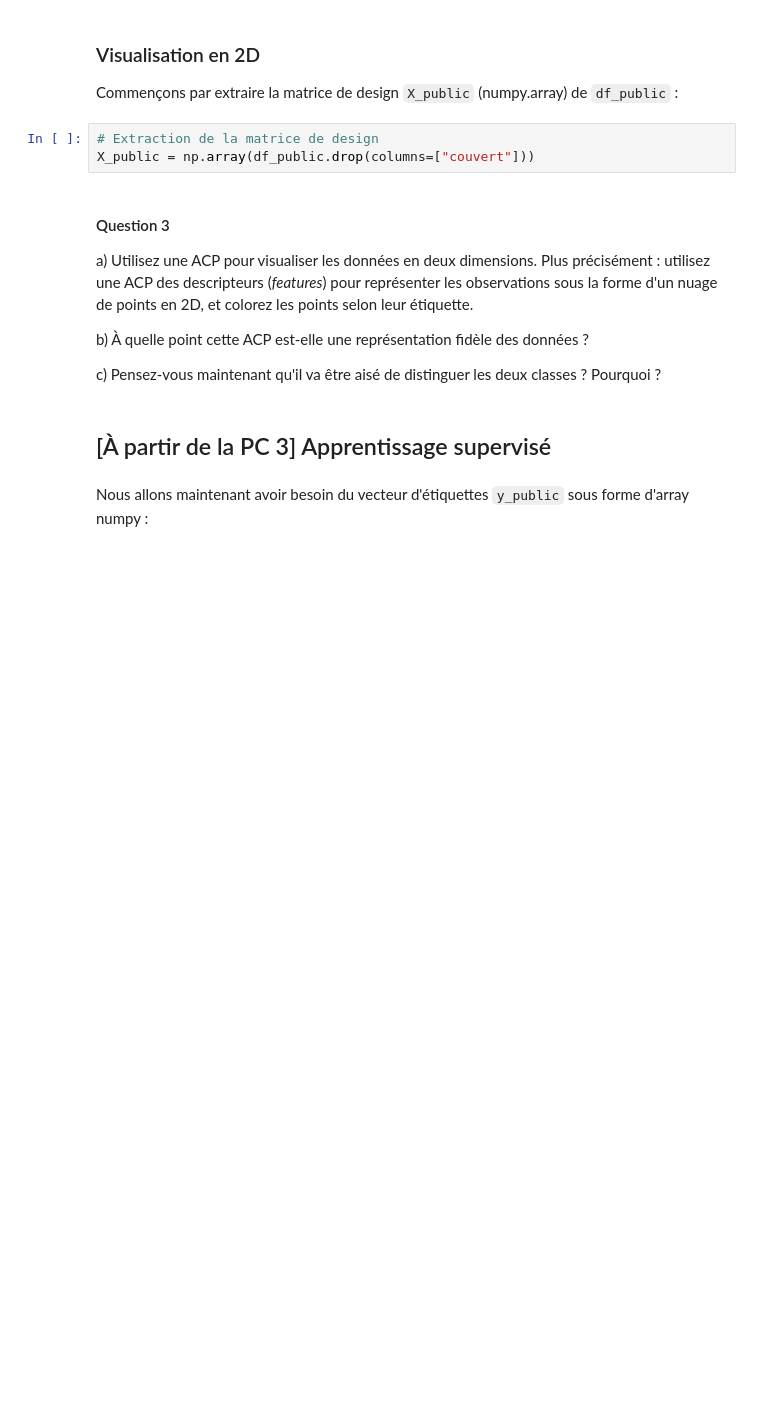
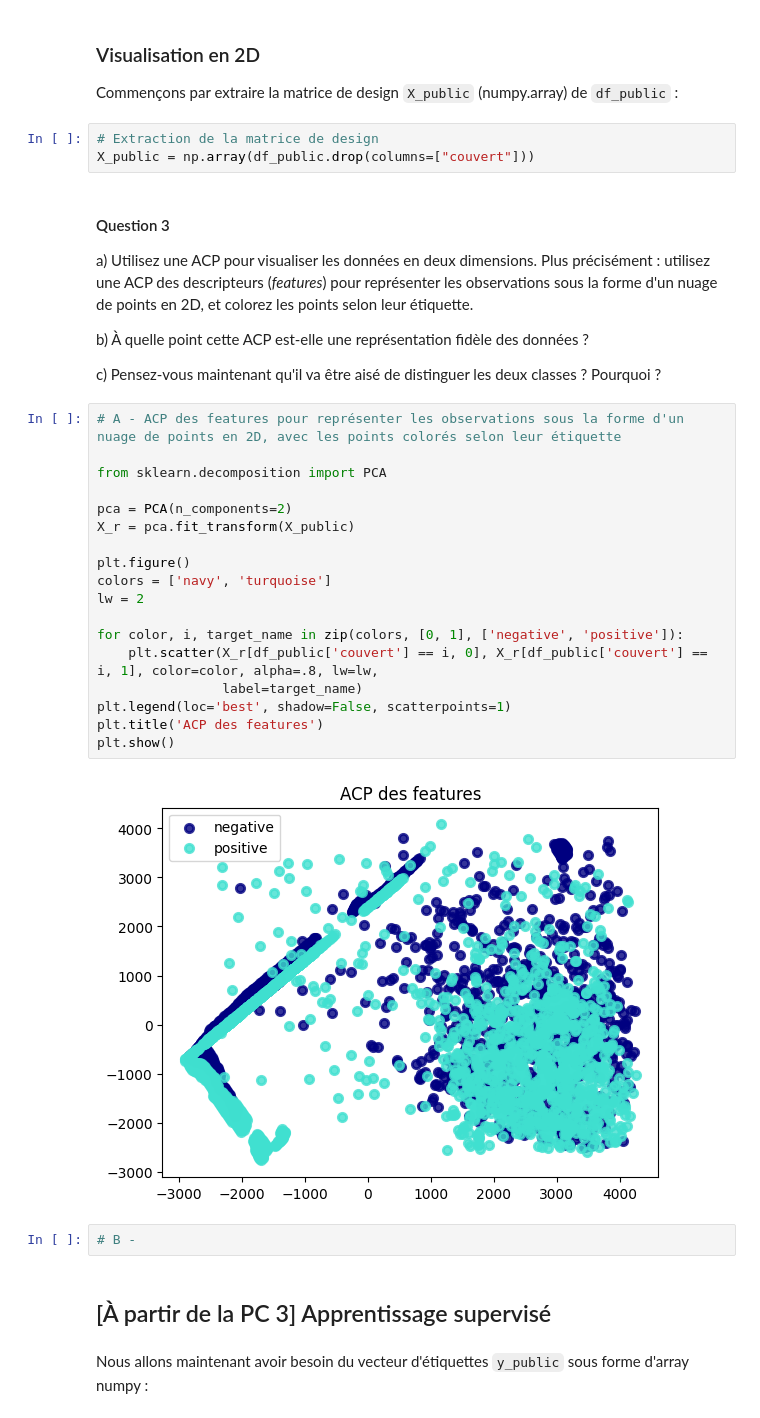
Before and after one commit to AugustinFrr/Projet-SDD-2024, a Jupyter notebook: Projet_SDD_2024.ipynb, the cells around one changed output. Drawn from its saved outputs; the diff is of its cells as text; blank space fills up the shorter version.

```diff
--- a/Projet_SDD_2024.ipynb
+++ b/Projet_SDD_2024.ipynb
@@ -85,6 +112,28 @@ a) Utilisez une ACP pour visualiser les données en deux dimensions. Plus préci
 b) À quelle point cette ACP est-elle une représentation fidèle des données ?
 
 c) Pensez-vous maintenant qu'il va être aisé de distinguer les deux classes ? Pourquoi ?
+# %%
+# A - ACP des features pour représenter les observations sous la forme d'un nuage de points en 2D, avec les points colorés selon leur étiquette
+
+from sklearn.decomposition import PCA
+
+pca = PCA(n_components=2)
+X_r = pca.fit_transform(X_public)
+
+plt.figure()
+colors = ['navy', 'turquoise']
+lw = 2
+
+for color, i, target_name in zip(colors, [0, 1], ['negative', 'positive']):
+    plt.scatter(X_r[df_public['couvert'] == i, 0], X_r[df_public['couvert'] == i, 1], color=color, alpha=.8, lw=lw,
+                label=target_name)
+plt.legend(loc='best', shadow=False, scatterpoints=1)
+plt.title('ACP des features')
+plt.show()
+# %% [output]
+[figure, added]
+# %%
+# B -
 # %% [markdown]
 ## [À partir de la PC 3] Apprentissage supervisé
 # %% [markdown]
```
Also changed, not shown: parts of 4 cells of this notebook.
